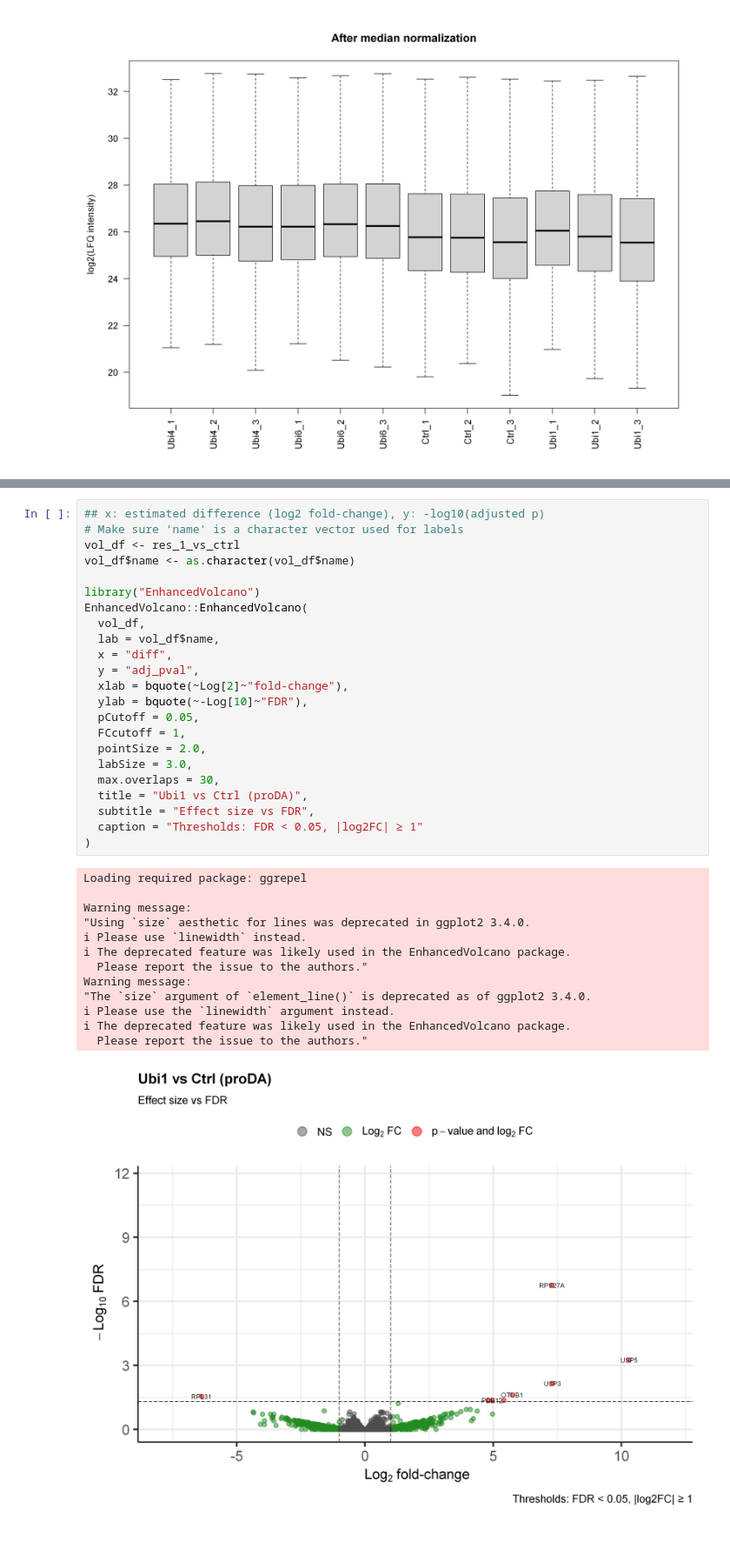
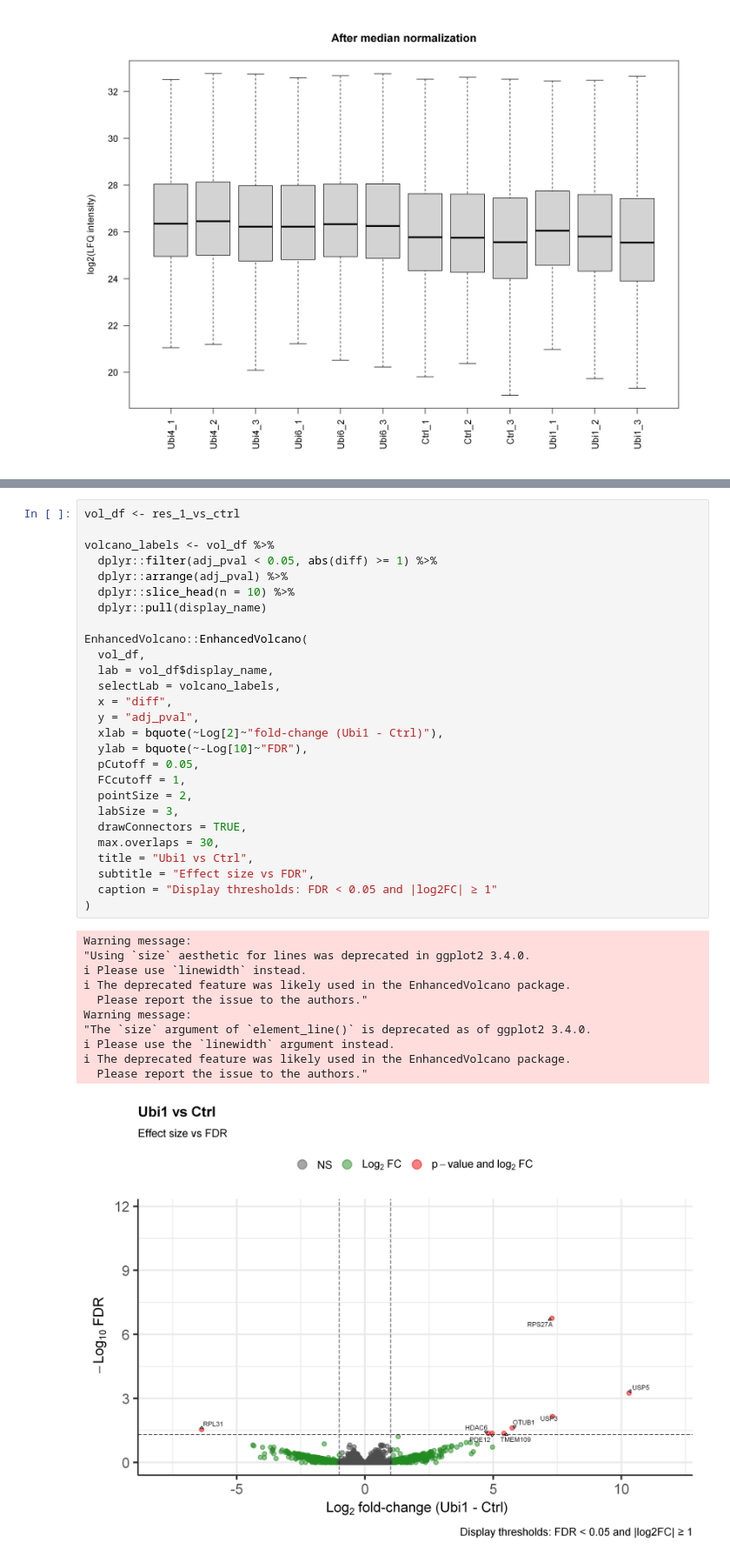
Before and after one commit to meshik/bioinformatics-code-hub, a Jupyter notebook: proteomics/differential_abundance/r.ipynb, the cells around one changed output, grey strips where cells are left out. Shown at 87% size. Saved outputs shown, nothing was run; the diff lists cells and outputs as text; blank space fills up the shorter version.

```diff
--- a/proteomics/differential_abundance/r.ipynb
+++ b/proteomics/differential_abundance/r.ipynb
@@ -240,40 +320,42 @@ A data.frame: 6 × 10
 # %%
-## x: estimated difference (log2 fold-change), y: -log10(adjusted p)
-# Make sure 'name' is a character vector used for labels
 vol_df <- res_1_vs_ctrl
-vol_df$name <- as.character(vol_df$name)
 
-library("EnhancedVolcano")
+volcano_labels <- vol_df %>%
+  dplyr::filter(adj_pval < 0.05, abs(diff) >= 1) %>%
+  dplyr::arrange(adj_pval) %>%
+  dplyr::slice_head(n = 10) %>%
+  dplyr::pull(display_name)
+
 EnhancedVolcano::EnhancedVolcano(
   vol_df,
-  lab = vol_df$name,
+  lab = vol_df$display_name,
+  selectLab = volcano_labels,
   x = "diff",
   y = "adj_pval",
-  xlab = bquote(~Log[2]~"fold-change"),
+  xlab = bquote(~Log[2]~"fold-change (Ubi1 - Ctrl)"),
   ylab = bquote(~-Log[10]~"FDR"),
   pCutoff = 0.05,
   FCcutoff = 1,
-  pointSize = 2.0,
-  labSize = 3.0,
+  pointSize = 2,
+  labSize = 3,
+  drawConnectors = TRUE,
   max.overlaps = 30,
-  title = "Ubi1 vs Ctrl (proDA)",
+  title = "Ubi1 vs Ctrl",
   subtitle = "Effect size vs FDR",
-  caption = "Thresholds: FDR < 0.05, |log2FC| ≥ 1"
+  caption = "Display thresholds: FDR < 0.05 and |log2FC| ≥ 1"
 )
 # %% [output]
-Loading required package: ggrepel
-
 Warning message:
 "Using `size` aesthetic for lines was deprecated in ggplot2 3.4.0.
 ℹ Please use `linewidth` instead.
 ℹ The deprecated feature was likely used in the EnhancedVolcano package.
   Please report the issue to the authors."
 Warning message:
 "The `size` argument of `element_line()` is deprecated as of ggplot2 3.4.0.
 ℹ Please use the `linewidth` argument instead.
 ℹ The deprecated feature was likely used in the EnhancedVolcano package.
   Please report the issue to the authors."
-[figure, old version]
+[figure, new version]
 # %%
 ## Heatmap of top hits
 top_n <- 50
```
Also changed, not shown: parts of 7 cells of this notebook.
